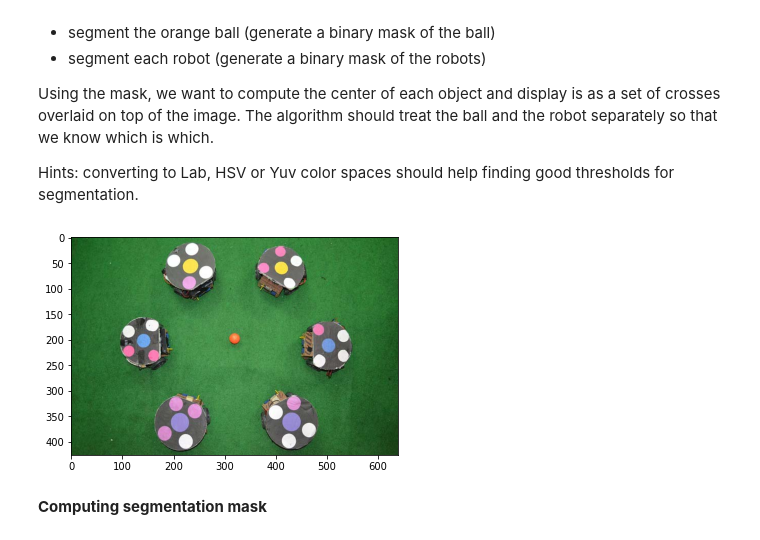
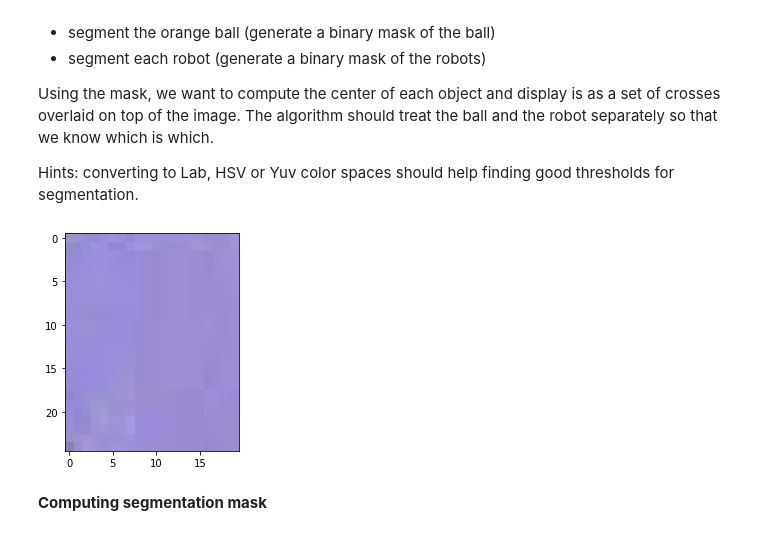
Before and after one commit to eduardo-santin/CV-Assignment1, a Jupyter notebook: Assg1_ImageProc.ipynb, the cells around one changed output. Drawn from its saved outputs; the diff is of its cells as text; code cells hidden in the pictures.

```diff
--- a/Assg1_ImageProc.ipynb
+++ b/Assg1_ImageProc.ipynb
@@ -103,11 +106,11 @@ Hints: converting to Lab, HSV or Yuv color spaces should help finding good thres
 # %%
 # Image source: http://marvinproject.sourceforge.net/en/examples/robocupSegmentation.html
 robocup = io.imread('../images/robocup.jpg')
 plt.imshow(robocup)
-# plt.imshow(robocup[30:90,200:275,:])
+plt.imshow(robocup[350:375,200:220,:])
 hsv_robocup = matplotlib.colors.rgb_to_hsv(robocup)
 # %% [output]
-[figure, old version]
+[figure, new version]
 # %% [markdown]
 __Computing segmentation mask__
 # %% [markdown]
```
Also changed, not shown: parts of 6 cells of this notebook.
